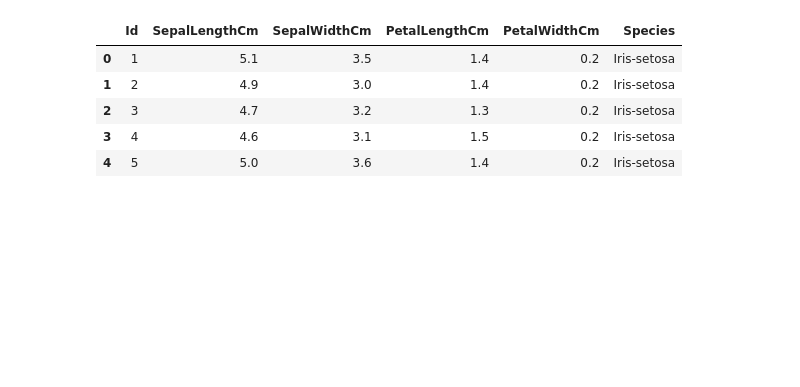
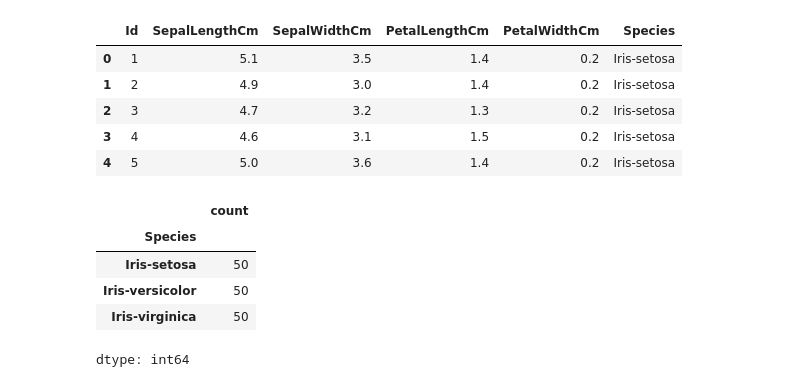
Before and after one commit to Pallavi415/ANN-Iris-Classification, a Jupyter notebook: ANN_implementation.ipynb, the cells around one changed output. Drawn from its saved outputs; the diff is of its cells as text; code cells hidden in the pictures; blank space fills up the shorter version.

```diff
--- a/ANN_implementation.ipynb
+++ b/ANN_implementation.ipynb
@@ -38,3 +38,12 @@ df.head()
 | 2 | 3 | 4.7 | 3.2 | 1.3 | 0.2 | Iris-setosa |
 | 3 | 4 | 4.6 | 3.1 | 1.5 | 0.2 | Iris-setosa |
 | 4 | 5 | 5.0 | 3.6 | 1.4 | 0.2 | Iris-setosa |
+# %%
+df['Species'].value_counts()
+# %% [output]
+|  | count |
+| Species |  |
+| Iris-setosa | 50 |
+| Iris-versicolor | 50 |
+| Iris-virginica | 50 |
+dtype: int64
```
Also changed, not shown: parts of 8 cells of this notebook.
